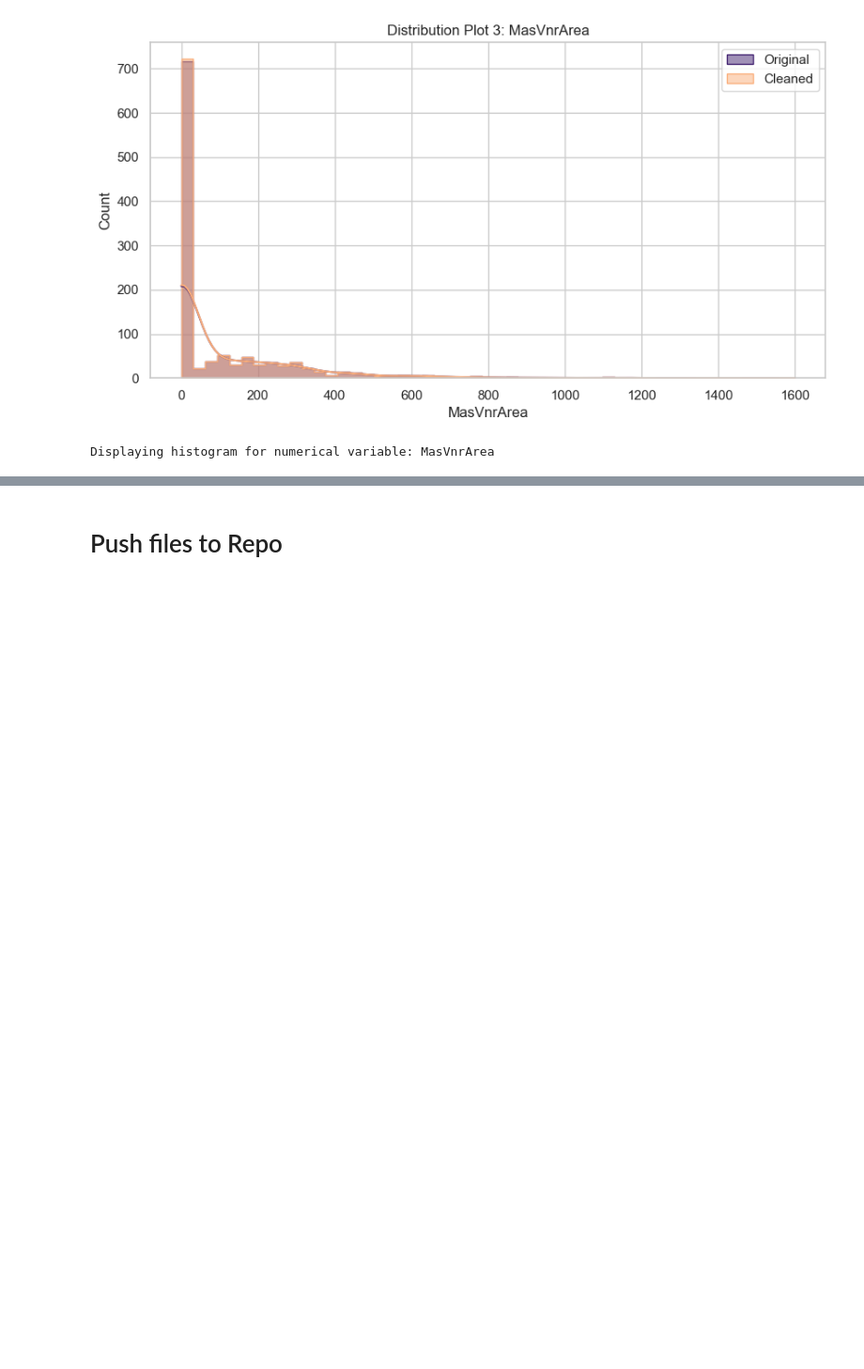
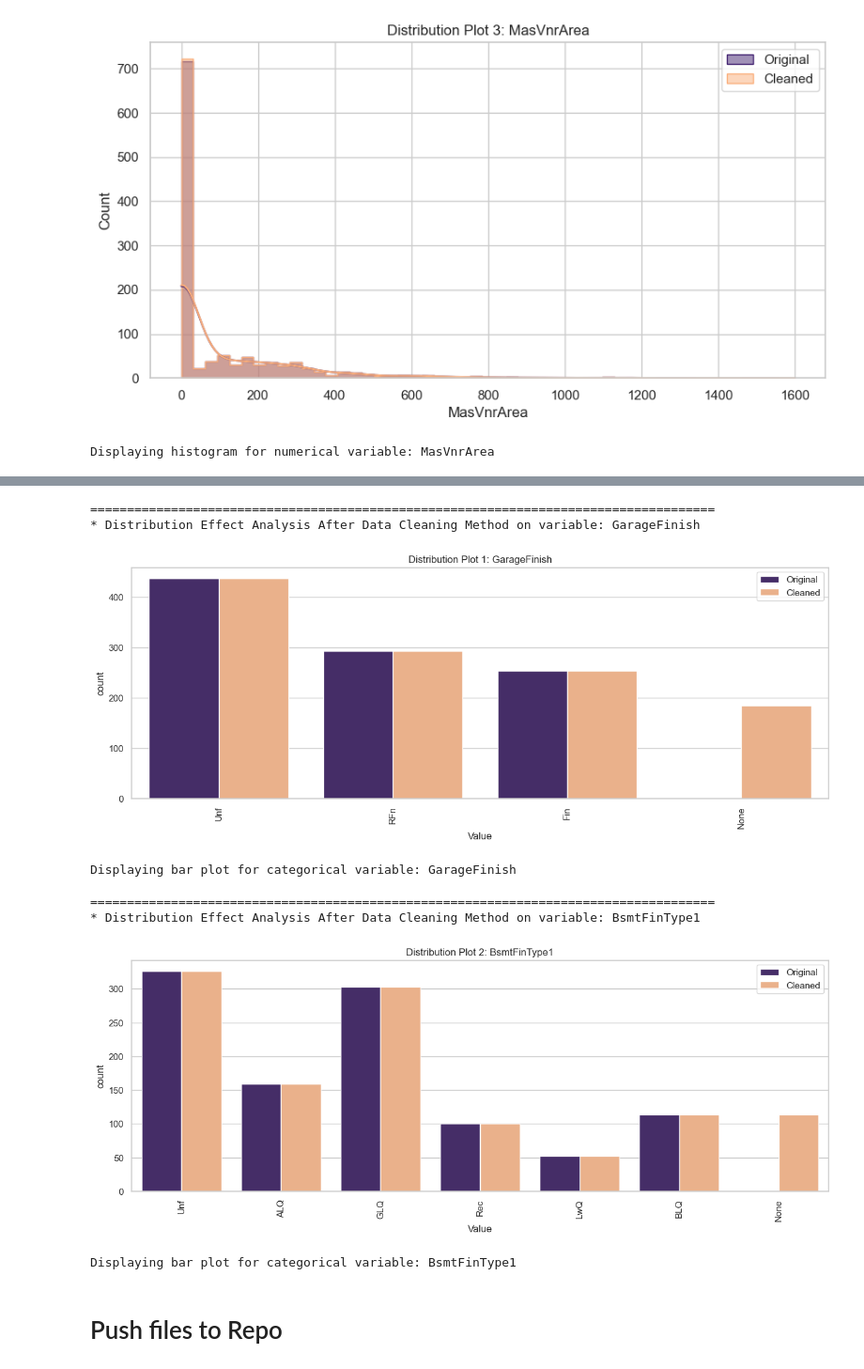
Before and after one commit to rockroman/ws, a Jupyter notebook: jupyter_notebooks/02_data_cleaning.ipynb, the cells around one changed output, grey strips where cells are left out. Shown at 94% size. Cells and saved outputs as stored; diff of their text form; code cells hidden in the pictures; blank space fills up the shorter version.

Commit message:
Do categorical imputation. Watch CI videos on data cleaning and preparing data cleaning pipeline before proceeding

```diff
--- a/jupyter_notebooks/02_data_cleaning.ipynb
+++ b/jupyter_notebooks/02_data_cleaning.ipynb
@@ -194,7 +194,6 @@ def DataCleaningEffect(df_original, df_cleaned, variables_applied_with_method):
     """
     Function to visualize data cleaning effect
     """
-    # Counter for keeping track of plots
     flag_count = 1
 
     # Identify categorical variables
@@ -210,6 +209,7 @@ def DataCleaningEffect(df_original, df_cleaned, variables_applied_with_method):
             df1 = pd.DataFrame({"Type": "Original", "Value": df_original[var]})
             df2 = pd.DataFrame({"Type": "Cleaned", "Value": df_cleaned[var]})
             dfAux = pd.concat([df1, df2], axis=0)
+            dfAux.reset_index(drop=True, inplace=True)  # Reset the index to avoid duplicates
 
             fig, axes = plt.subplots(figsize=(15, 5))
             sns.countplot(data=dfAux, x="Value", hue="Type", palette=['#432371', "#FAAE7B"])
@@ -360,3 +366,22 @@ Displaying histogram for numerical variable: MasVnrArea
+# %%
+from feature_engine.imputation import CategoricalImputer
+
+variables_categorical = ['GarageFinish' , 'BsmtFinType1']
+imputer = CategoricalImputer(imputation_method='missing', fill_value='None', variables=variables_categorical)
+df_method = imputer.fit_transform(TrainSet)
+DataCleaningEffect(df_original=TrainSet,
+                   df_cleaned=df_method,
+                   variables_applied_with_method=variables_categorical)
+# %% [output]
+=====================================================================================
+* Distribution Effect Analysis After Data Cleaning Method on variable: GarageFinish
+[figure, added]
+Displaying bar plot for categorical variable: GarageFinish
+
+=====================================================================================
+* Distribution Effect Analysis After Data Cleaning Method on variable: BsmtFinType1
+[figure, added]
+Displaying bar plot for categorical variable: BsmtFinType1
 # %% [markdown]
 # Push files to Repo
 # %% [markdown]
```
Also changed, not shown: parts of 1 cell of this notebook.
